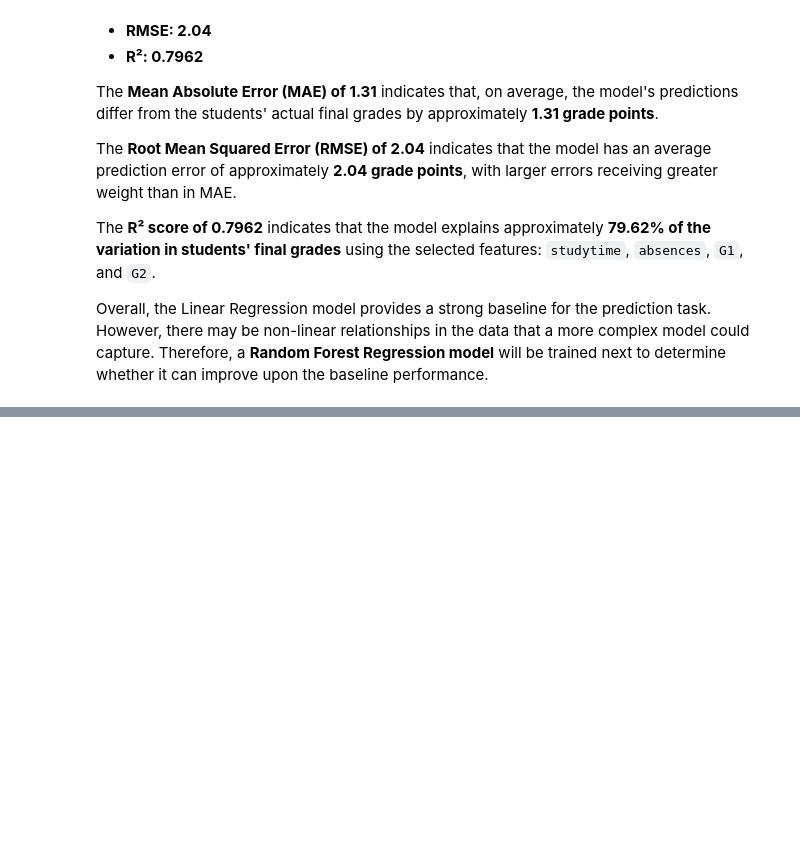
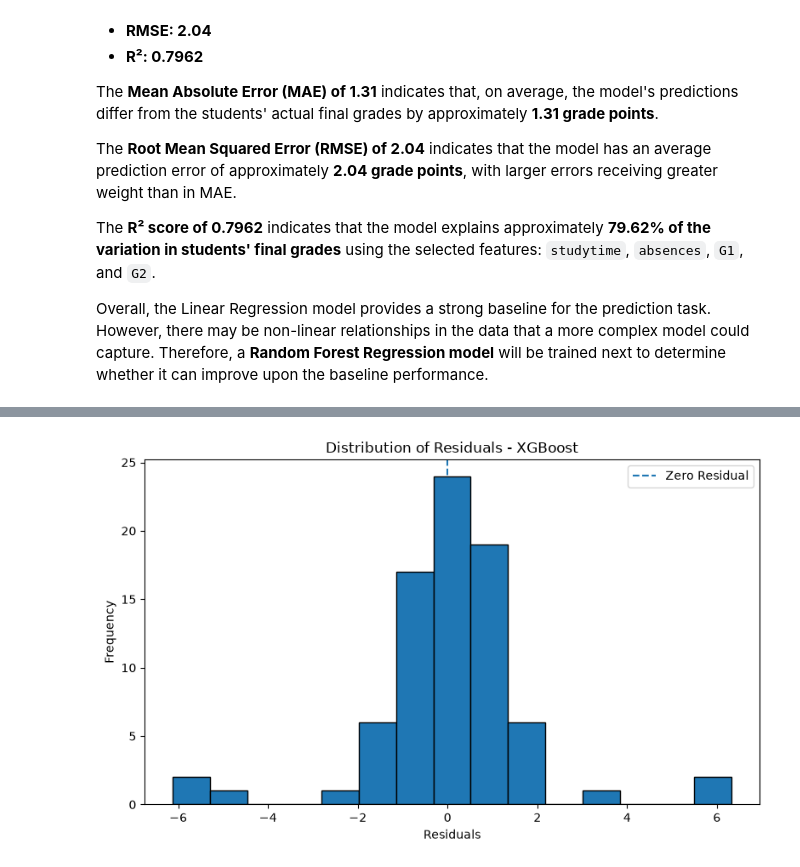
Before and after one commit to HellencarenDereck01/Predictive-analytics-project, a Jupyter notebook: Notebooks/02_modeling.ipynb, the cells around one changed output, grey strips where cells are left out. Saved outputs shown, nothing was run; the diff lists cells and outputs as text; code cells hidden in the pictures; blank space fills up the shorter version.

```diff
--- a/Notebooks/02_modeling.ipynb
+++ b/Notebooks/02_modeling.ipynb
@@ -195,0 +861,13 @@ Overall, the Linear Regression model provides a strong baseline for the predicti
+# %%
+# Calculate residuals using existing predictions
+residuals = y_test_raw - y_test_pred
+
+# Create a dataframe for error analysis
+residuals_df = pd.DataFrame({
+    "Actual Grade": y_test_raw.values,
+    "Predicted Grade": y_test_pred,
+    "Residual": residuals
+})
+
+# Display the first ten observations
+display(residuals_df.head(10))
@@ -195,0 +894,26 @@ Overall, the Linear Regression model provides a strong baseline for the predicti
+# %%
+# Plot the distribution of residuals
+plt.figure(figsize=(8, 5))
+
+plt.hist(
+    residuals,
+    bins=15,
+    edgecolor="black"
+)
+
+# Add a reference line at zero
+plt.axvline(
+    x=0,
+    linestyle="--",
+    label="Zero Residual"
+)
+
+plt.xlabel("Residuals")
+plt.ylabel("Frequency")
+plt.title("Distribution of Residuals - XGBoost")
+plt.legend()
+
+plt.tight_layout()
+plt.show()
+# %% [output]
+[figure, added]
```
Also changed, not shown: parts of 69 cells of this notebook, 7 other files.
